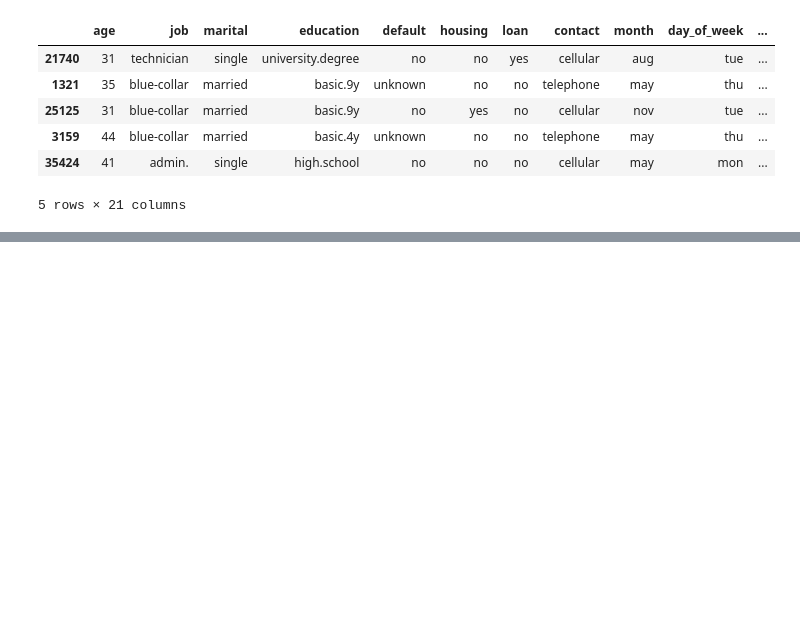
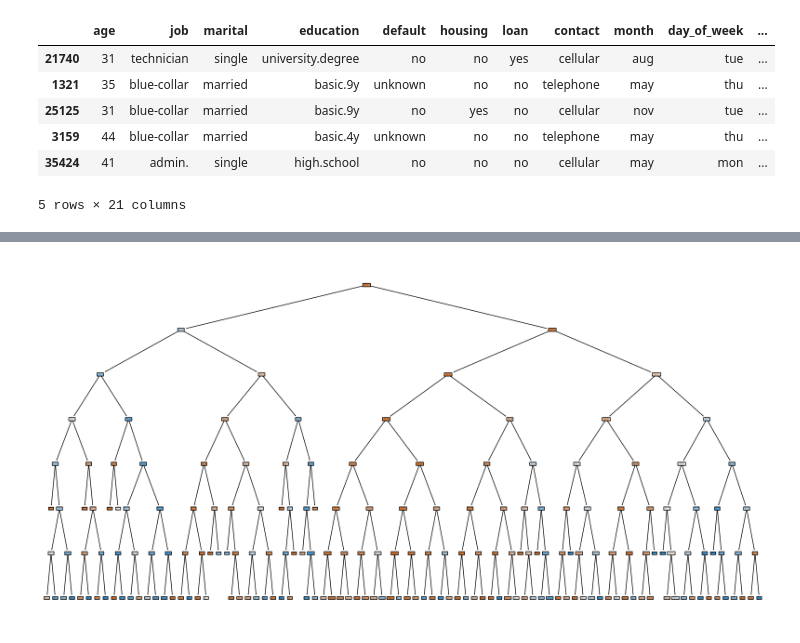
Before and after one commit to DKawaguch/Produto_Bancario, a Jupyter notebook: Bank_Marketing.ipynb, the cells around one changed output, grey strips where cells are left out. Saved outputs shown, nothing was run; the diff lists cells and outputs as text; code cells hidden in the pictures; blank space fills up the shorter version.

```diff
--- a/Bank_Marketing.ipynb
+++ b/Bank_Marketing.ipynb
@@ -126,7 +123,7 @@ def get_metadata(dataframe):
 	return metadata
 
 # Apply the function to the dataframe
-metadados = get_metadata(abt_01)
+metadados = get_metadata(X_train)
 metadados
 # %% [output]
 |  | nome_variavel | tipo | qt_nulos | percent_nulos | cardinalidade | fl_normal |
@@ -172,7 +169,7 @@ def preprocess_dataframe(df):
 	return df
 
 # Apply the function to the dataframe
-abt_02 = preprocess_dataframe(abt_01)
+abt_02 = preprocess_dataframe(X_train)
 abt_02.head()
 # %% [output]
 |  | age | job | marital | education | default | housing | loan | contact | month | day_of_week | ... |
@@ -280,7 +277,7 @@ Lista de vars para Label Encoding:  ['job', 'month', 'education']
 ### Juntar os dados sensíveis
 # %%
 # Inner join usando o índice
-abt_model = pd.merge(abt_05, df_bank_full[lista_spec], left_index=True, right_index=True, how='inner')
+abt_model = pd.merge(abt_05, y_train, left_index=True, right_index=True, how='inner')
 abt_model['y'] = abt_model['y'].map({'yes': 1, 'no': 0})
 abt_model.head()
 # %% [output]
@@ -337,6 +334,18 @@ def apply_pca_and_plot(df, target_column, variance_threshold=0.98):
 	df_pca = pd.DataFrame(X_pca, columns=[f'PC{i+1}' for i in range(num_components)])
 	df_pca[target_column] = y.values
 
+	# List what each principal component is related to in the original dataframe
+	pc_to_variables = {}
+	for i, component in enumerate(pca.components_):
+		pc_name = f'PC{i+1}'
+		variables = [abt_model.columns[j] for j in np.argsort(-np.abs(component))]
+		pc_to_variables[pc_name] = variables
+
+	# Print the result
+	for pc, variables in pc_to_variables.items():
+		#print(f'{pc}: {variables}')
+		pass
+
 	return df_pca
 
 # Apply the function to the dataframe
@@ -351,3 +360,24 @@ Number of components needed to explain at least 98.0% variance: 16
 | 2 | -3.030532 | 2.626080 | -1.061122 | 0.581277 | 0.930305 | -0.282954 | -0.361350 | -0.842437 | 0.161220 | -1.009861 | -0.404339 | ... |
 | 3 | -3.250335 | 1.847763 | -3.556018 | 0.607762 | -0.594674 | 0.585501 | -0.177682 | -0.630872 | 0.264286 | 0.297533 | 0.083166 | ... |
 | 4 | -3.849149 | 2.177973 | 0.761807 | -1.380381 | 1.447972 | -0.262634 | 0.876006 | 1.778440 | 0.377904 | 0.008388 | -0.397705 | ... |
+# %%
+def train_and_plot_decision_tree(df, target_column, max_depth=None, min_samples_split=2, min_samples_leaf=1, random_state=88):
+	# Separate features and target
+	X = df.drop(columns=[target_column])
+	y = df[target_column]
+
+	# Train the decision tree classifier
+	tree = DecisionTreeClassifier(max_depth=max_depth, min_samples_split=min_samples_split, min_samples_leaf=min_samples_leaf, random_state=random_state)
+	tree.fit(X, y)
+
+	# Plot the decision tree
+	plt.figure(figsize=(20, 10))
+	plot_tree(tree, filled=True, feature_names=X.columns, class_names=['No', 'Yes'], rounded=True)
+	plt.show()
+
+	return tree
+
+# Apply the function to the dataframe
+unoptimized_tree = train_and_plot_decision_tree(df_pca, 'y', max_depth=7, min_samples_split=10, min_samples_leaf=2)
+# %% [output]
+[figure, added]
```
Also changed, not shown: parts of 3 cells of this notebook.
